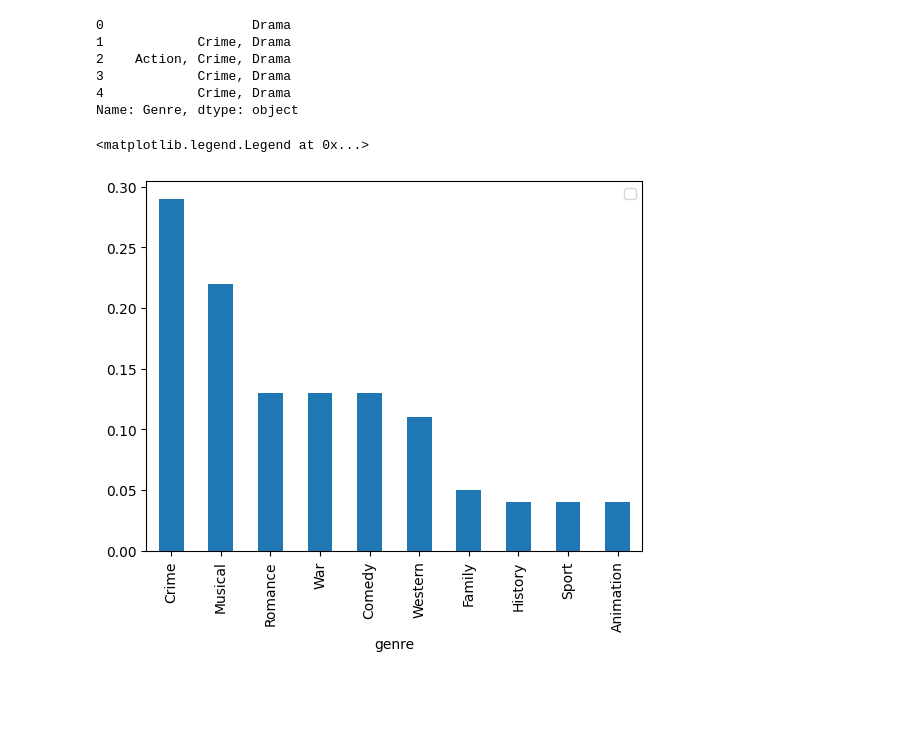
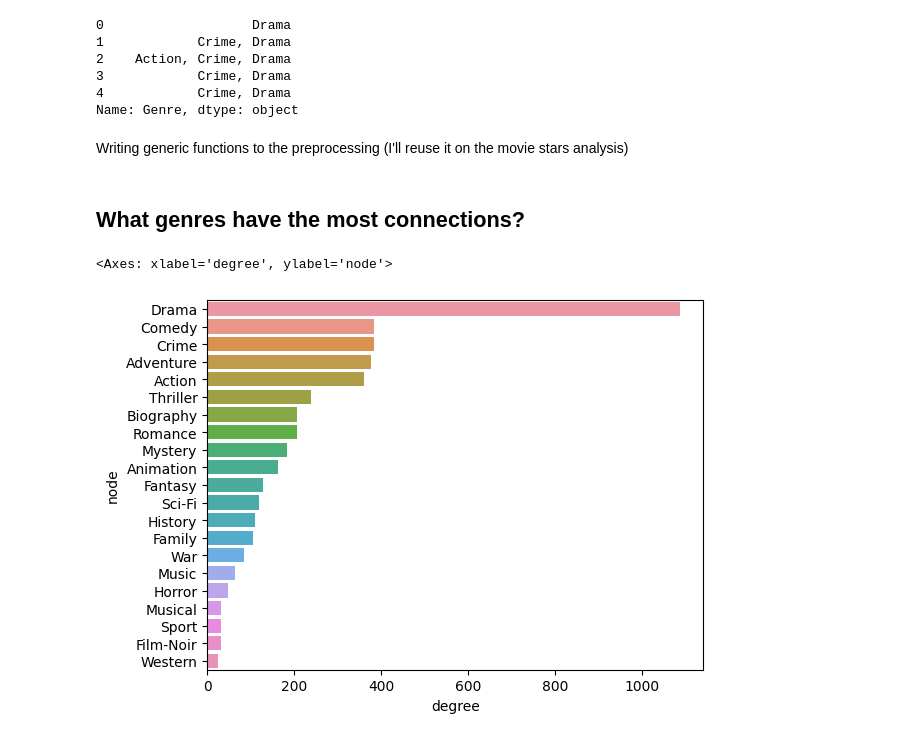
Before and after one commit to vitormarquesr/imdb_top_movies_eda, a Jupyter notebook: imdb-movies-eda.ipynb, the cells around one changed output. Drawn from its saved outputs; the diff is of its cells as text; code cells hidden in the pictures; blank space fills up the shorter version.

Commit message:
+ Network Analysis - V12 Kaggle

```diff
--- a/imdb-movies-eda.ipynb
+++ b/imdb-movies-eda.ipynb
@@ -546,6 +532,0 @@ def genre_to_edge(genre):
-# %%
-relations = movie['Genre'].apply(lambda x: genre_to_edge(x.replace(' ', '').split(','))).values
-edge_list = pd.DataFrame(functools.reduce(lambda x, y: np.c_[x,y], relations).T, columns=['source', 'target'])
-edge_list_weighted = edge_list.groupby(['source', 'target']).size().reset_index()
-edge_list_weighted.columns = ['source', 'target','weight']
-G_gre = nx.from_pandas_edgelist(edge_list_weighted, 'source', 'target', edge_attr=['weight'])
@@ -558,6 +533,40 @@ bw_df['degree'] = bw_df['degree'].astype(float)
-# %%
-bw_df.sort_values('bw', ascending=False).round({'bw': 2}).head(10).plot('genre', 'bw',kind='bar')
-plt.legend('')
-# %% [output]
-<matplotlib.legend.Legend at 0x...>
-[figure, removed]
+# %% [markdown]
+Writing generic functions to the preprocessing (I'll reuse it on the movie stars analysis)
+# %%
+def degree_view_to_pandas(dgv, weights=False):
+    dgv = dict(dgv)
+    node = list(dgv.keys())
+    degree = list(dgv.values())
+
+    if weights:
+        degree = list(map(lambda x: x['weight'], degree))
+    return pd.DataFrame({'node':node, 'degree': degree}).sort_values('degree', ascending=False)
+
+def field_to_edge(field):
+    source = []
+    target = []
+    for k in range(len(field)-1):
+        for j in range(k+1, len(field)):
+            if field[k] < field[j]:
+                source.append(field[k])
+                target.append(field[j])
+            else:
+                source.append(field[j])
+                target.append(field[k])
+    return np.array([source, target])
+
+def glued_to_edgelist(df, col):
+    relations = df[col].apply(lambda x: field_to_edge(x.replace(' ', '').split(','))).values
+    edge_list = pd.DataFrame(functools.reduce(lambda x, y: np.c_[x,y], relations).T, columns=['source', 'target'])
+    edge_list_weighted = edge_list.groupby(['source', 'target']).size().reset_index()
+    edge_list_weighted.columns = ['source', 'target','weight']
+    return edge_list_weighted
+# %% [markdown]
+## What genres have the most connections?
+# %%
+G_gre = nx.from_pandas_edgelist(glued_to_edgelist(movie, 'Genre'), 'source', 'target', edge_attr=['weight'])
+dgv = degree_view_to_pandas(G_gre.degree(weight='weight'))
+sns.barplot(y='node', x='degree', data=dgv)
+# %% [output]
+<Axes: xlabel='degree', ylabel='node'>
+[figure, added]
```
Also changed, not shown: parts of 19 cells of this notebook.
